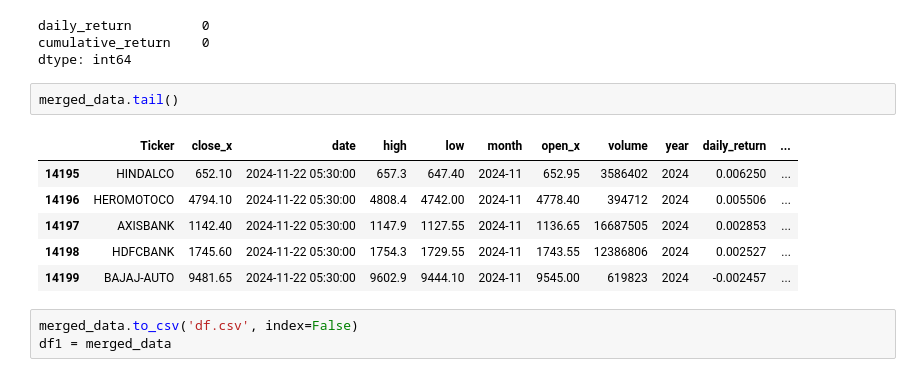
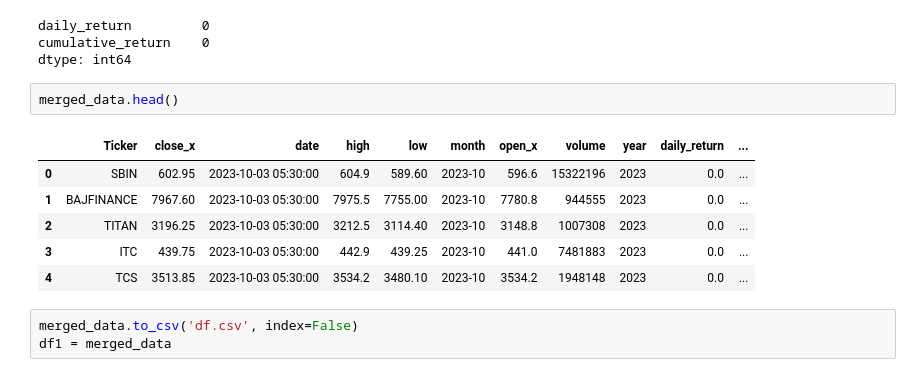
Before and after one commit to viswakimi/Data-Driven-Stock-Analysis, a Jupyter notebook: Stock_data_analysis.ipynb, the cells around one changed output. Cells and saved outputs as stored; diff of their text form.

```diff
--- a/Stock_data_analysis.ipynb
+++ b/Stock_data_analysis.ipynb
@@ -151,14 +130,14 @@ daily_return         0
 cumulative_return    0
 dtype: int64
 # %%
-merged_data.tail()
+merged_data.head()
 # %% [output]
 |  | Ticker | close_x | date | high | low | month | open_x | volume | year | daily_return | ... |
-| 14195 | HINDALCO | 652.10 | 2024-11-22 05:30:00 | 657.3 | 647.40 | 2024-11 | 652.95 | 3586402 | 2024 | 0.006250 | ... |
-| 14196 | HEROMOTOCO | 4794.10 | 2024-11-22 05:30:00 | 4808.4 | 4742.00 | 2024-11 | 4778.40 | 394712 | 2024 | 0.005506 | ... |
-| 14197 | AXISBANK | 1142.40 | 2024-11-22 05:30:00 | 1147.9 | 1127.55 | 2024-11 | 1136.65 | 16687505 | 2024 | 0.002853 | ... |
-| 14198 | HDFCBANK | 1745.60 | 2024-11-22 05:30:00 | 1754.3 | 1729.55 | 2024-11 | 1743.55 | 12386806 | 2024 | 0.002527 | ... |
-| 14199 | BAJAJ-AUTO | 9481.65 | 2024-11-22 05:30:00 | 9602.9 | 9444.10 | 2024-11 | 9545.00 | 619823 | 2024 | -0.002457 | ... |
+| 0 | SBIN | 602.95 | 2023-10-03 05:30:00 | 604.9 | 589.60 | 2023-10 | 596.6 | 15322196 | 2023 | 0.0 | ... |
+| 1 | BAJFINANCE | 7967.60 | 2023-10-03 05:30:00 | 7975.5 | 7755.00 | 2023-10 | 7780.8 | 944555 | 2023 | 0.0 | ... |
+| 2 | TITAN | 3196.25 | 2023-10-03 05:30:00 | 3212.5 | 3114.40 | 2023-10 | 3148.8 | 1007308 | 2023 | 0.0 | ... |
+| 3 | ITC | 439.75 | 2023-10-03 05:30:00 | 442.9 | 439.25 | 2023-10 | 441.0 | 7481883 | 2023 | 0.0 | ... |
+| 4 | TCS | 3513.85 | 2023-10-03 05:30:00 | 3534.2 | 3480.10 | 2023-10 | 3534.2 | 1948148 | 2023 | 0.0 | ... |
 # %%
 merged_data.to_csv('df.csv', index=False)
 df1 = merged_data
```
Also changed, not shown: parts of 12 cells of this notebook, 3 other files.
